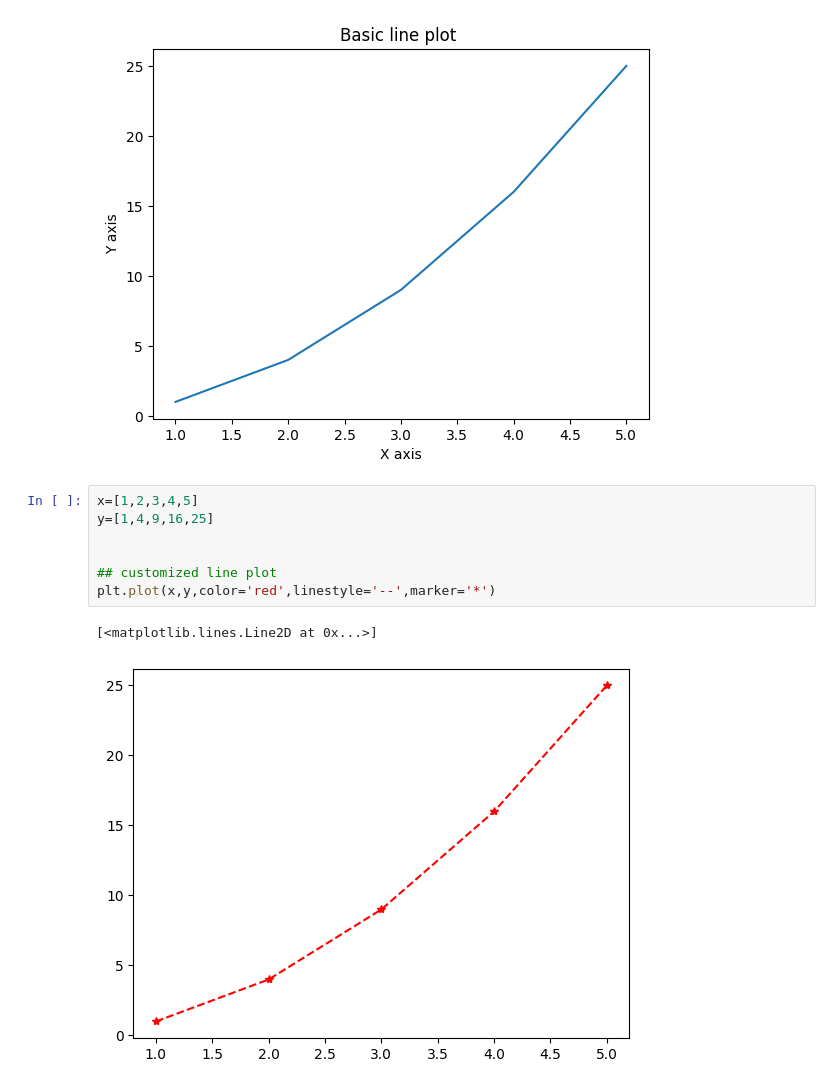
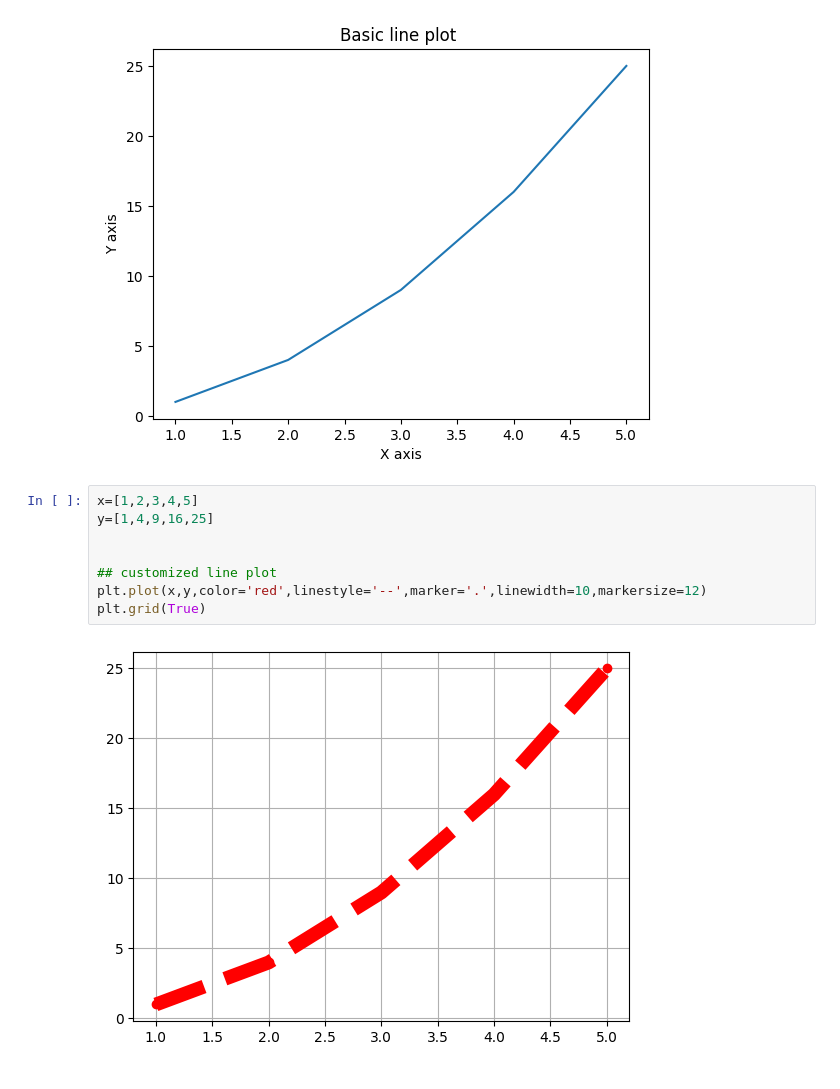
Before and after one commit to EtyalaRahul/my-machine-learning-and-deep-learning-journey, a Jupyter notebook: matplotlib.ipynb, the cells around one changed output. Cells and saved outputs as stored; diff of their text form.

```diff
--- a/matplotlib.ipynb
+++ b/matplotlib.ipynb
@@ -40,10 +34,10 @@ plt.show()
 # %%
 x=[1,2,3,4,5]
 y=[1,4,9,16,25]
 
 
 ## customized line plot
-plt.plot(x,y,color='red',linestyle='--',marker='*')
+plt.plot(x,y,color='red',linestyle='--',marker='.',linewidth=10,markersize=12)
+plt.grid(True)
 # %% [output]
-[<matplotlib.lines.Line2D at 0x...>]
-[figure, old version]
+[figure, new version]
```
Also changed, not shown: parts of 15 cells of this notebook, 6 other files.
